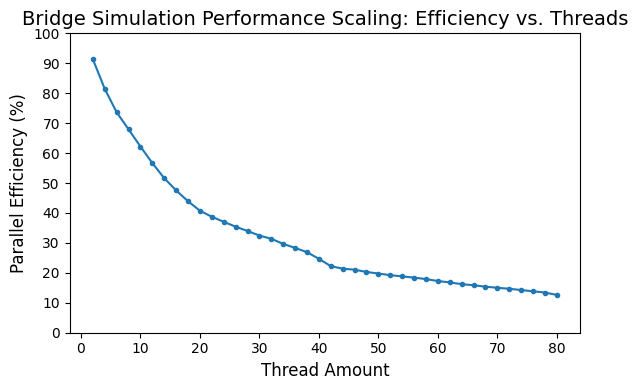
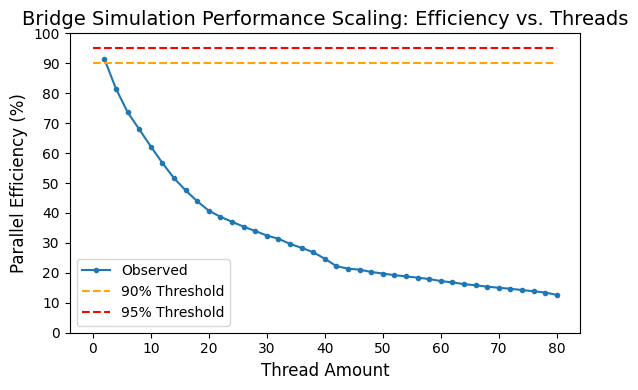
Unified diff of the notebook cell whose output changed from the first chart to the second:
--- before
+++ after
@@ -6,9 +6,12 @@
 
 plt.figure(figsize=(6,4))
-plt.plot(data["Threads"].to_numpy()[1:], data["Efficiency"].to_numpy()[1:] * 100, marker='.')
+plt.plot(data["Threads"].to_numpy()[1:], data["Efficiency"].to_numpy()[1:] * 100, marker='.', label="Observed")
+plt.plot([0, 80], [90, 90], linestyle="--", color="orange", label="90% Threshold")
+plt.plot([0, 80], [95, 95], linestyle="--", color="red", label="95% Threshold")
 plt.title('Bridge Simulation Performance Scaling: Efficiency vs. Threads', fontsize=14)
 plt.ylabel('Parallel Efficiency (%)', fontsize=12)
 plt.yticks(np.linspace(0, 100, 11))
 plt.xlabel('Thread Amount', fontsize=12)
+plt.legend()
 plt.tight_layout()
 plt.show()

Commit: overhaul figures & data